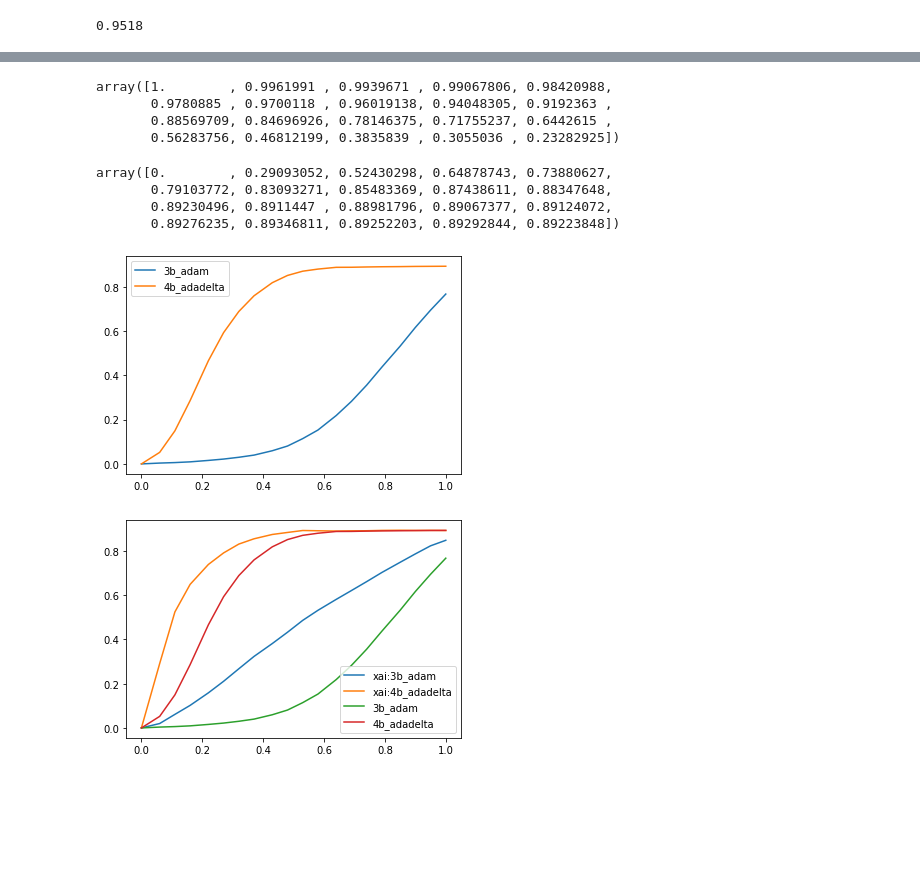
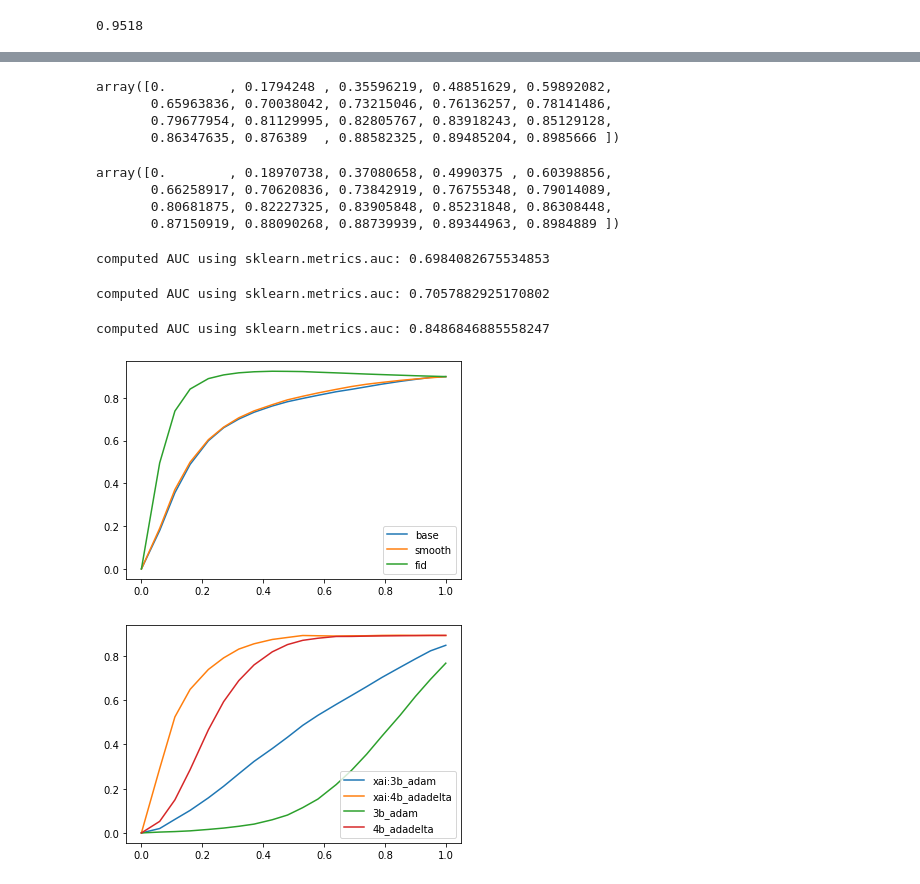
Before and after one commit to mikronco/xai-learning-constraints, a Jupyter notebook: model_training.ipynb, the cells around one changed output, grey strips where cells are left out. Drawn from its saved outputs; the diff is of its cells as text; code cells hidden in the pictures; blank space fills up the shorter version.

```diff
--- a/model_training.ipynb
+++ b/model_training.ipynb
@@ -407,6 +459,8 @@ accuracy(model1,loaders)
 # %%
 perc = list(sorted(np.linspace(0, 100, num=20).astype(int), reverse=True))
 # %%
-drop0 = MoRF(model0, loaders, perc)
+drop0 = MoRF(bmodel, loaders, perc)
 # %%
-drop1 = MoRF(model1, loaders, perc)
+drop1 = MoRF(smodel, loaders, perc)
+# %%
+drop2 = MoRF(fmodel, loaders, perc)
@@ -413,24 +474,39 @@ drop1 = MoRF(model1, loaders, perc)
 # %%
-bdrop0
+1-drop0
 # %% [output]
-array([1.        , 0.9961991 , 0.9939671 , 0.99067806, 0.98420988,
-       0.9780885 , 0.9700118 , 0.96019138, 0.94048305, 0.9192363 ,
-       0.88569709, 0.84696926, 0.78146375, 0.71755237, 0.6442615 ,
-       0.56283756, 0.46812199, 0.3835839 , 0.3055036 , 0.23282925])
+array([0.        , 0.1794248 , 0.35596219, 0.48851629, 0.59892082,
+       0.65963836, 0.70038042, 0.73215046, 0.76136257, 0.78141486,
+       0.79677954, 0.81129995, 0.82805767, 0.83918243, 0.85129128,
+       0.86347635, 0.876389  , 0.88582325, 0.89485204, 0.8985666 ])
 # %%
 1-drop1
 # %% [output]
-array([0.        , 0.29093052, 0.52430298, 0.64878743, 0.73880627,
-       0.79103772, 0.83093271, 0.85483369, 0.87438611, 0.88347648,
-       0.89230496, 0.8911447 , 0.88981796, 0.89067377, 0.89124072,
-       0.89276235, 0.89346811, 0.89252203, 0.89292844, 0.89223848])
+array([0.        , 0.18970738, 0.37080658, 0.4990375 , 0.60398856,
+       0.66258917, 0.70620836, 0.73842919, 0.76755348, 0.79014089,
+       0.80681875, 0.82227325, 0.83905848, 0.85231848, 0.86308448,
+       0.87150919, 0.88090268, 0.88739939, 0.89344963, 0.8984889 ])
+# %%
+from sklearn.metrics import auc
+
+print('computed AUC using sklearn.metrics.auc: {}'.format(auc(1-np.array(perc)/100, 1-drop0)))
+# %% [output]
+computed AUC using sklearn.metrics.auc: 0.6984082675534853
+# %%
+print('computed AUC using sklearn.metrics.auc: {}'.format(auc(1-np.array(perc)/100, 1-drop1)))
+# %% [output]
+computed AUC using sklearn.metrics.auc: 0.7057882925170802
+# %%
+print('computed AUC using sklearn.metrics.auc: {}'.format(auc(1-np.array(perc)/100, 1-drop2)))
+# %% [output]
+computed AUC using sklearn.metrics.auc: 0.8486846885558247
 # %%
-plt.plot(1-np.array(perc)/100, 1-bdrop0, label="3b_adam")
-plt.plot(1-np.array(perc)/100, 1-bdrop1, label="4b_adadelta")
+plt.plot(1-np.array(perc)/100, 1-drop0, label="base")
+plt.plot(1-np.array(perc)/100, 1-drop1, label="smooth")
+plt.plot(1-np.array(perc)/100, 1-drop2, label="fid")
 plt.legend()
 plt.show()
 # %% [output]
-[figure, old version]
+[figure, new version]
 # %%
 plt.title("MoRF curve")
 plt.plot(1-np.array(perc)/100, 1-drop0, label="xai:3b_adam")
```
Also changed, not shown: parts of 26 cells of this notebook, 3 other files.
